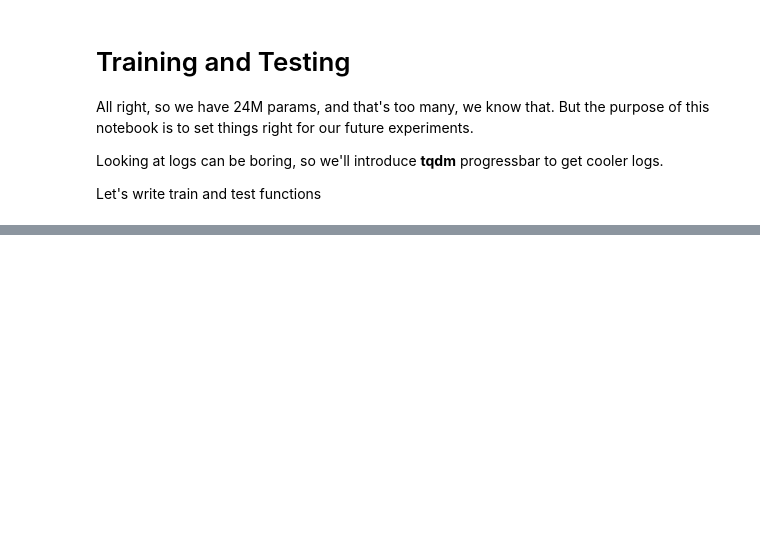
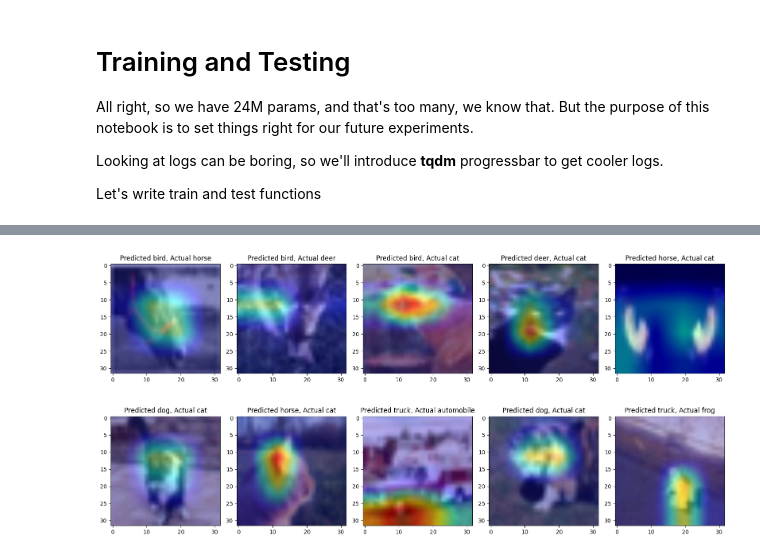
Before and after one commit to ankode/ERAV1, a Jupyter notebook: Session11/session11.ipynb, the cells around one changed output, grey strips where cells are left out. Drawn from its saved outputs; the diff is of its cells as text; code cells hidden in the pictures; blank space fills up the shorter version.

```diff
--- a/Session11/session11.ipynb
+++ b/Session11/session11.ipynb
@@ -281,0 +311,31 @@ get_incorrect_images(model,test_loader,n=10)
+# %%
+from pytorch_grad_cam import GradCAM
+from pytorch_grad_cam.utils.model_targets import ClassifierOutputTarget
+from pytorch_grad_cam.utils.image import show_cam_on_image
+
+
+from utils import imshow
+class_names = ['airplane', 'automobile', 'bird', 'cat', 'deer', 'dog', 'frog', 'horse', 'ship', 'truck']
+
+def plot_gcam_incorrect_preds(model,correct_labels, incorrect_images, predicted_labels):
+    target_layers = [model.layer4[-1]]
+    cam = GradCAM(model=model, target_layers=target_layers, use_cuda=True)
+    fig, axes = plt.subplots(2, 5, figsize=(16, 8))
+
+    for i, image_tensor in enumerate(incorrect_images):
+        ax = axes[i // 5, i % 5]  # Get the location of the subplot
+        image = image_tensor.cpu().numpy()
+        grayscale_cam = cam(input_tensor=image_tensor.reshape(1,3,32,32), targets=[ClassifierOutputTarget(predicted_labels[i])],aug_smooth=True,eigen_smooth=True)
+        grayscale_cam = grayscale_cam[0, :]
+        visualization = show_cam_on_image(imshow(image), grayscale_cam, use_rgb=True,image_weight=0.6)
+        #ax.imshow(np.transpose(imshow(visualization), (2, 0, 1)))  # Display the image
+        ax.imshow(visualization,interpolation='bilinear')
+        ax.set_title(f"Predicted {class_names[predicted_labels[i]]}, Actual {class_names[correct_labels[i]]}")  # Set the title as the index
+
+    plt.tight_layout()  # To provide sufficient spacing between subplots
+    plt.show()
+# %%
+# from utils import plot_gcam_incorrect_preds
+plot_gcam_incorrect_preds(model, correct_labels, incorrect_images, predicted_labels )
+# %% [output]
+[figure, added]
```
Also changed, not shown: parts of 21 cells of this notebook, 3 other files.
